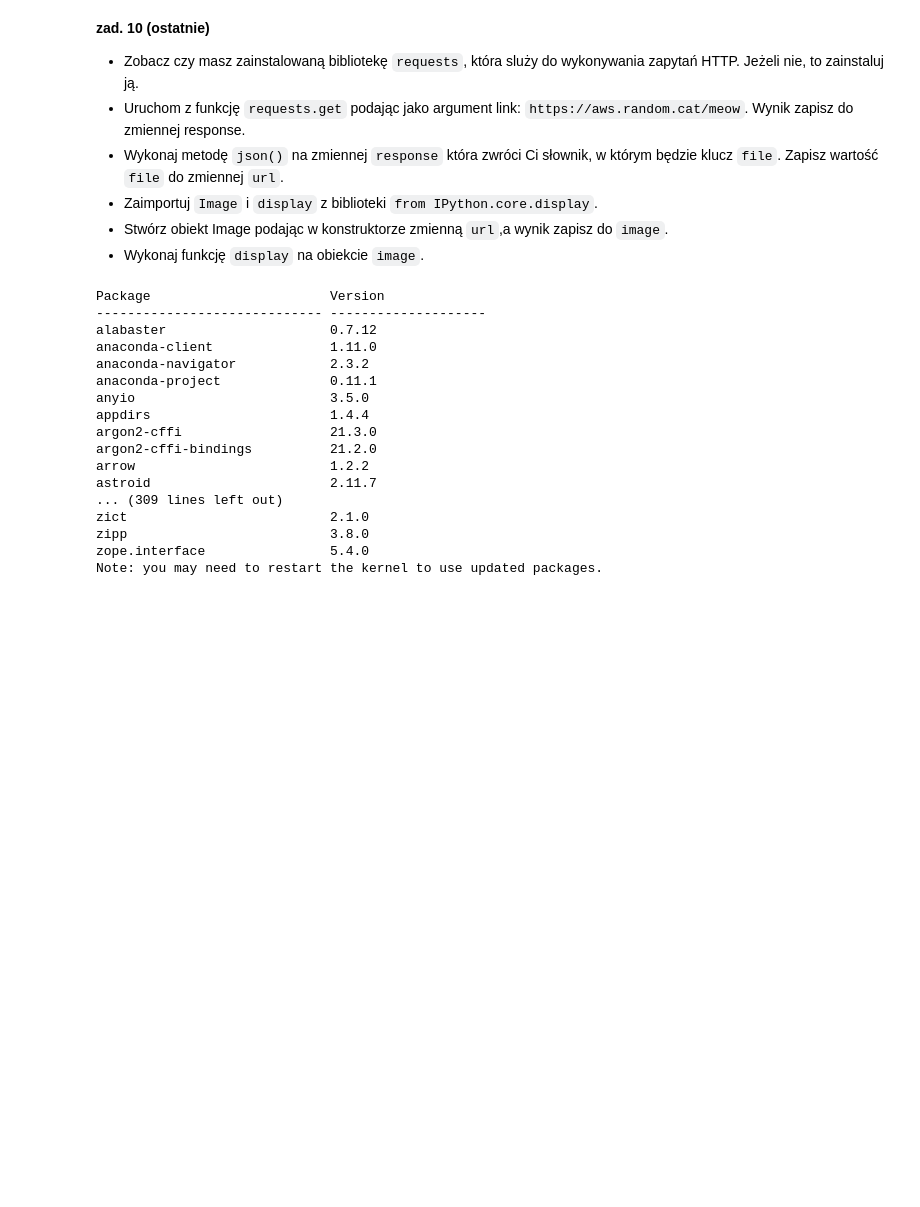
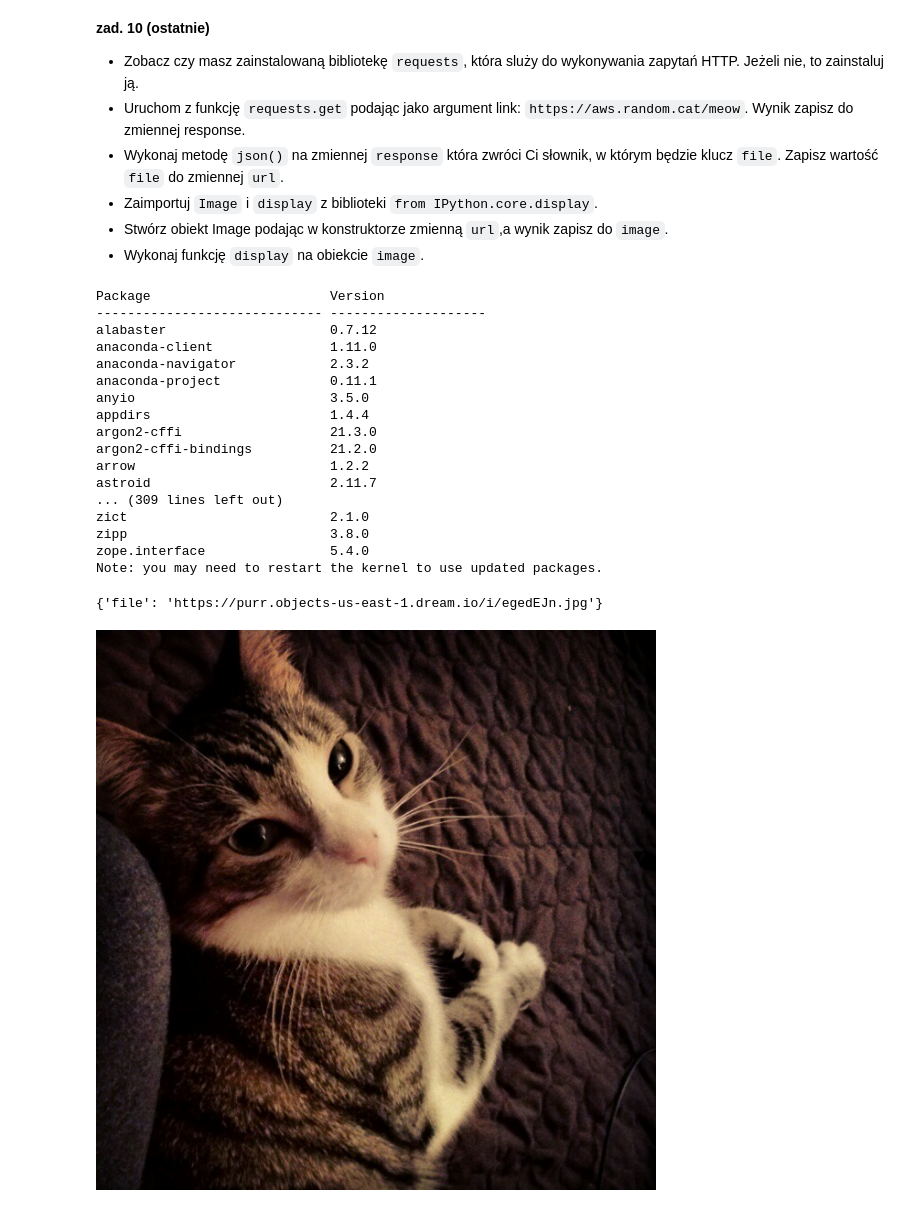
Before and after one commit to aradzikbys/UAM_python, a Jupyter notebook: pandas/zad_3.ipynb, the cells around one changed output. Saved outputs shown, nothing was run; the diff lists cells and outputs as text; code cells hidden in the pictures; blank space fills up the shorter version.

```diff
--- a/pandas/zad_3.ipynb
+++ b/pandas/zad_3.ipynb
@@ -147,3 +231,11 @@ zope.interface                5.4.0
 Note: you may need to restart the kernel to use updated packages.
 # %%
 import requests as r
+# %%
+response = r.get('https://aws.random.cat/meow')
+# %%
+response.json()
+# %% [output]
+{'file': 'https://purr.objects-us-east-1.dream.io/i/egedEJn.jpg'}
+# %%
+url = response.json()['file']
@@ -149,0 +245,6 @@ import requests as r
+# %%
+image = Image(url)
+# %%
+image
+# %% [output]
+[figure, added]
```
Also changed, not shown: parts of 10 cells of this notebook, 12 other files.
